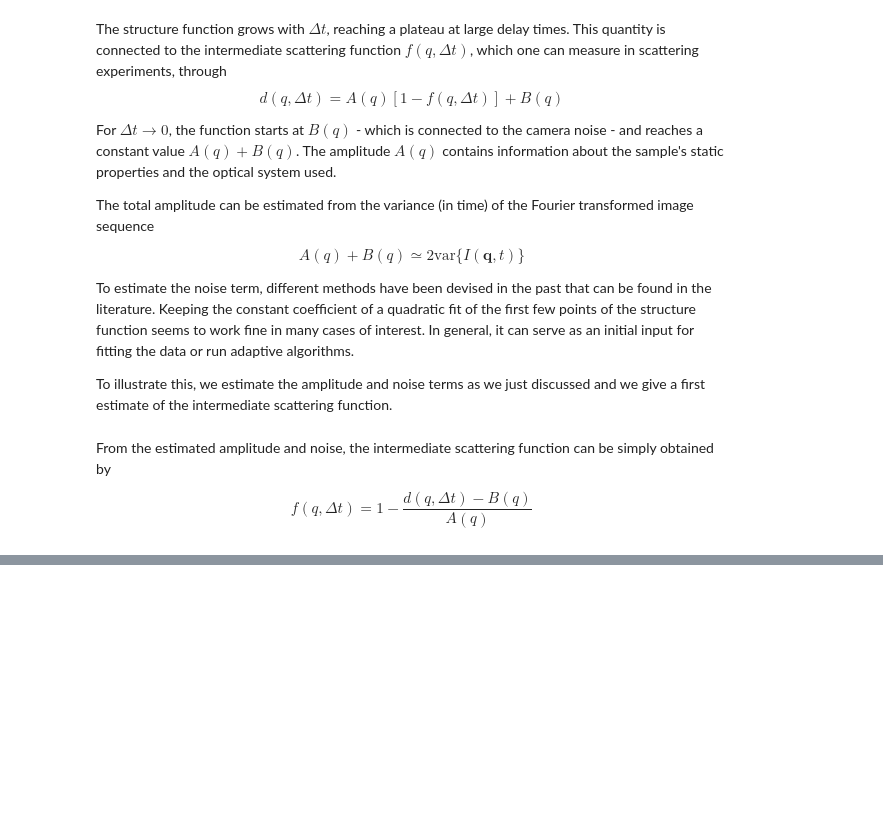
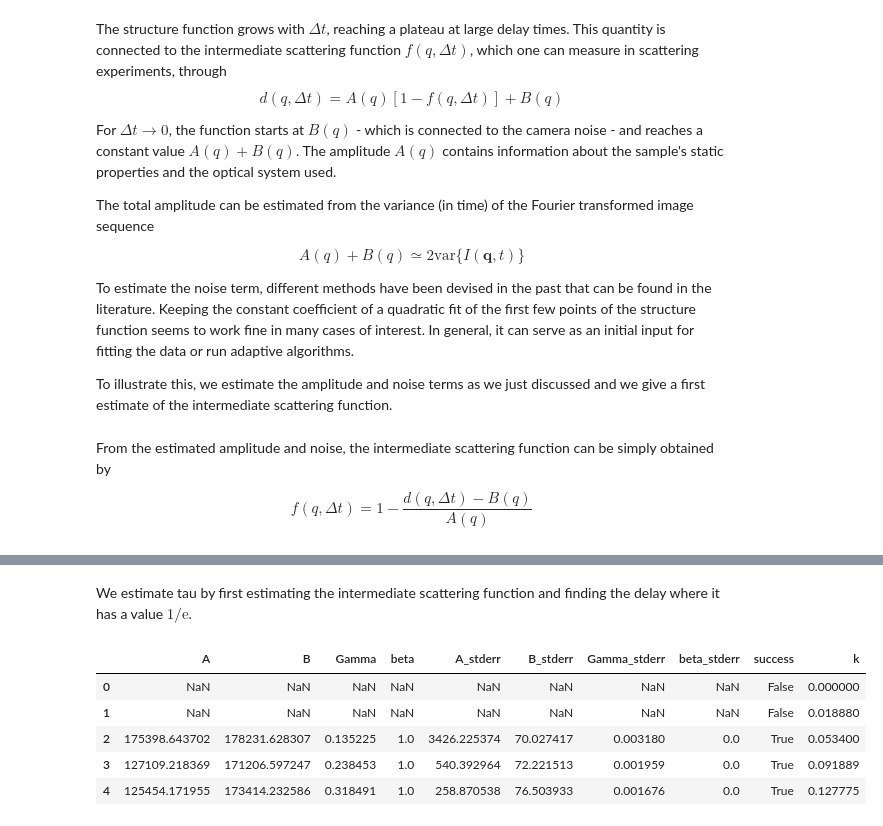
Before and after one commit to somexlab/fastddm-tutorials, a Jupyter notebook: Tutorial_0-Introduction/tutorial0.ipynb, the cells around one changed output, grey strips where cells are left out. Cells and saved outputs as stored; diff of their text form; code cells hidden in the pictures; blank space fills up the shorter version.

```diff
--- a/Tutorial_0-Particle_sizing/tutorial0.ipynb
+++ b/Tutorial_0-Introduction/tutorial0.ipynb
@@ -425,10 +407,10 @@ Number of bins: 256
 Bin range: (0, 9.628679407036024)
 # %%
 # get the mask for the central cross
-ccm = fddm.mask.central_cross_mask(shape_2d)
+ccm = fd.mask.central_cross_mask(shape_2d)
 
 # compute the azimuthal average
-aa = fddm.azimuthal_average(dqt, bins=bins, range=bin_range, mask=ccm)
+aa = fd.azimuthal_average(dqt, bins=bins, range=bin_range, mask=ccm)
 # %% [markdown]
 Let's visualize the azimuthal average at different wavevectors.
 # %%
@@ -470,7 +452,7 @@ To estimate the noise term, different methods have been devised in the past that
 To illustrate this, we estimate the amplitude and noise terms as we just discussed and we give a first estimate of the intermediate scattering function.
 # %%
 # estimate the noise term
-Bq, _ = fddm.noise_est.estimate_camera_noise(aa, mode='polyfit', num_points=5)
+Bq, _ = fd.noise_est.estimate_camera_noise(aa, mode='polyfit', num_points=5)
 
 # estimate total amplitude
 Aq_plus_Bq = 2 * aa.var
@@ -505,0 +490,29 @@ Clearly, the estimate works best where the parameters can be better estimated, e
+# %%
+from fastddm.fit import fit_multik
+from fastddm.fit_models import simple_exponential_model as model
+
+# choose reference k vector
+k_ref = 20
+# %% [markdown]
+We estimate tau by first estimating the intermediate scattering function and finding the delay where it has a value $1/\mathrm{e}$.
+# %%
+# find reference tau
+fqt = 1 - (aa.data[k_ref] - Bq[k_ref])/Aq[k_ref]
+tau = aa.tau[np.argmin(np.abs(fqt - np.exp(-1)))]
+
+# set model parameters hints
+model.set_param_hint("B", value=Bq[k_ref])
+model.set_param_hint("A", value=Aq[k_ref])
+model.set_param_hint("Gamma", value=1/tau)
+
+# fit
+fit_res, model_res = fit_multik(aa, model, k_ref, use_err=True, return_model_results=True)
+# %%
+fit_res.head()
+# %% [output]
+|  | A | B | Gamma | beta | A_stderr | B_stderr | Gamma_stderr | beta_stderr | success | k |
+| 0 | NaN | NaN | NaN | NaN | NaN | NaN | NaN | NaN | False | 0.000000 |
+| 1 | NaN | NaN | NaN | NaN | NaN | NaN | NaN | NaN | False | 0.018880 |
+| 2 | 175398.643702 | 178231.628307 | 0.135225 | 1.0 | 3426.225374 | 70.027417 | 0.003180 | 0.0 | True | 0.053400 |
+| 3 | 127109.218369 | 171206.597247 | 0.238453 | 1.0 | 540.392964 | 72.221513 | 0.001959 | 0.0 | True | 0.091889 |
+| 4 | 125454.171955 | 173414.232586 | 0.318491 | 1.0 | 258.870538 | 76.503933 | 0.001676 | 0.0 | True | 0.127775 |
```
Also changed, not shown: parts of 25 cells of this notebook.
